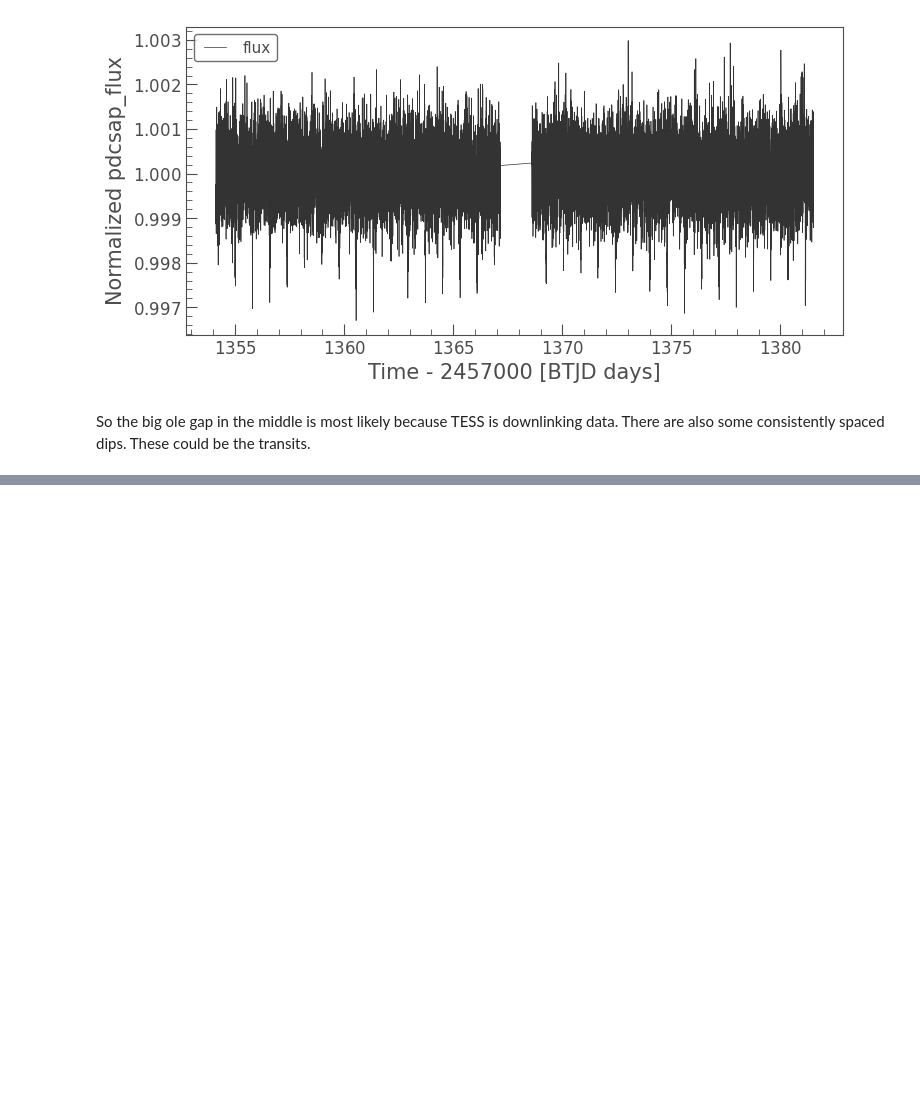
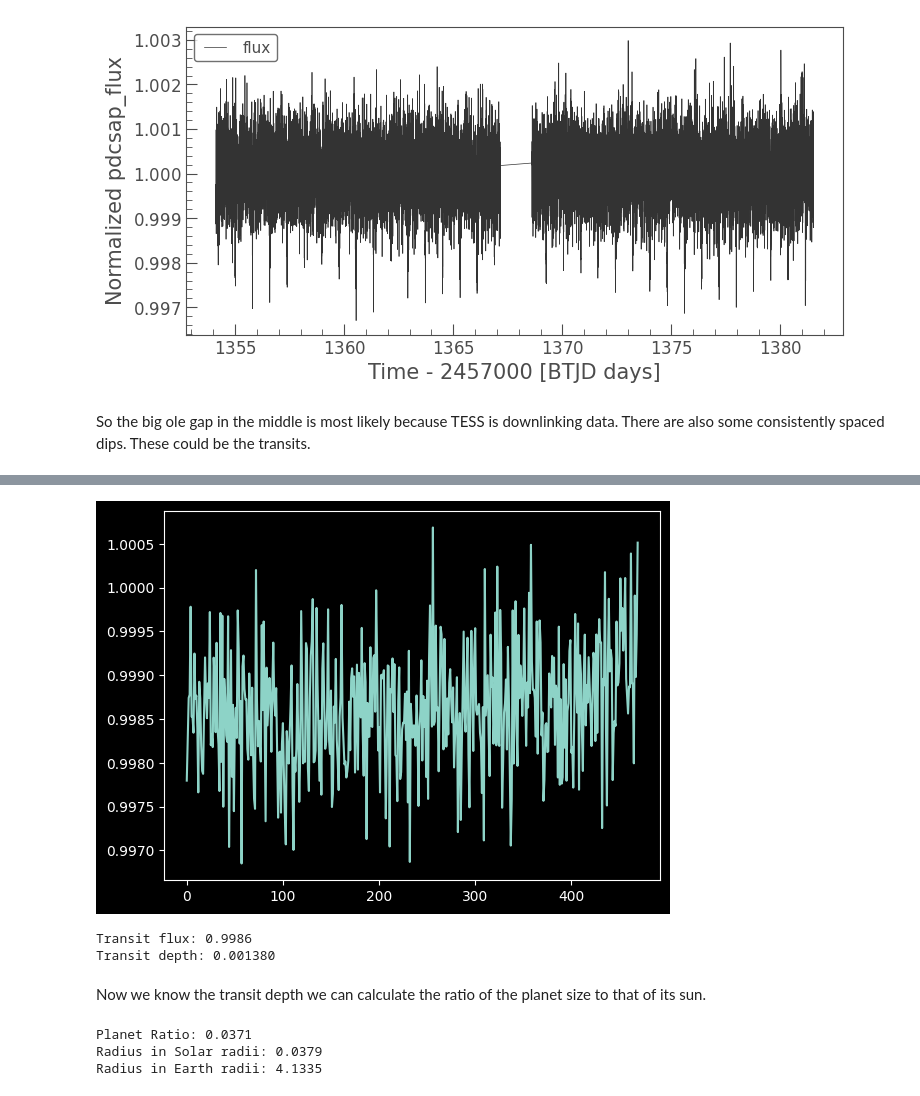
Before and after one commit to Diarmaid-M-H/TESSProject, a Jupyter notebook: Exoplanet.ipynb, the cells around one changed output, grey strips where cells are left out. Cells and saved outputs as stored; diff of their text form; code cells hidden in the pictures; blank space fills up the shorter version.

```diff
--- a/Exoplanet.ipynb
+++ b/Exoplanet.ipynb
@@ -50,0 +59,40 @@ We can see the transit more clearly when we do phase folding. Once we know the p
+# %%
+star_radius = 0.949
+transit_duration = 0.0500
+
+# Use duration to define transit window
+half_duration = transit_duration / 2  # = 0.025 days
+
+# in_transit is the part of the folded LC that is during the transit, its a mask where 1 is true and 0 is false
+
+in_transit = (folded_lc.phase.value > -0.01) & (folded_lc.phase.value < 0.01)
+out_of_transit = np.abs(folded_lc.phase.value) > half_duration
+plt.plot(folded_lc.flux[in_transit])
+plt.show()
+# Measure depth
+# It's kind of redundant to calculate the baseline, isnt it always going to be 1?
+#baseline = np.median(folded_lc.flux[out_of_transit])
+#print(f"Baseline flux: {baseline:.4f}")
+baseline=1
+transit_flux = np.mean(folded_lc.flux[in_transit])
+print(f"Transit flux: {transit_flux:.4f}")
+depth = (baseline - transit_flux) / baseline
+
+print(f"Transit depth: {depth:.6f}")
+# %% [output]
+[figure, added]
+Transit flux: 0.9986
+Transit depth: 0.001380
+# %% [markdown]
+Now we know the transit depth we can calculate the ratio of the planet size to that of its sun.
+# %%
+PlanetRadiusOverStarRadius = np.sqrt(depth)
+print(f"Planet Ratio: {PlanetRadiusOverStarRadius:.4f}")
+planetSolarRadius = PlanetRadiusOverStarRadius*1.02 # 1.02 is the stars radius in solar radii
+print(f"Radius in Solar radii: {planetSolarRadius:.4f}")
+planetEarthRadius = planetSolarRadius*109.076 # convert to earth radius
+print(f"Radius in Earth radii: {planetEarthRadius:.4f}")
+# %% [output]
+Planet Ratio: 0.0371
+Radius in Solar radii: 0.0379
+Radius in Earth radii: 4.1335
```
Also changed, not shown: parts of 6 cells of this notebook.
